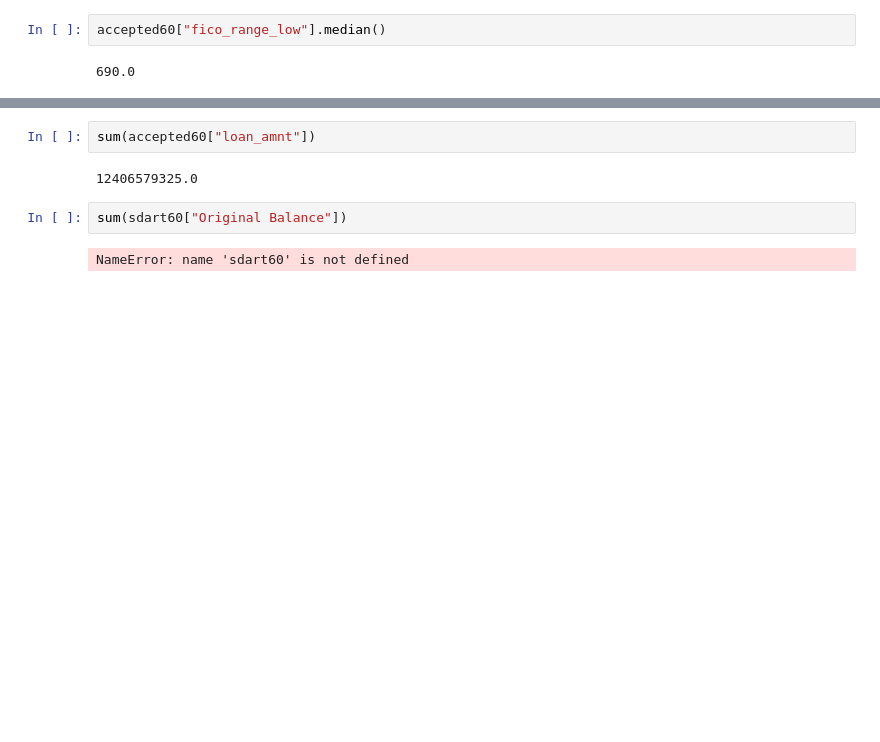
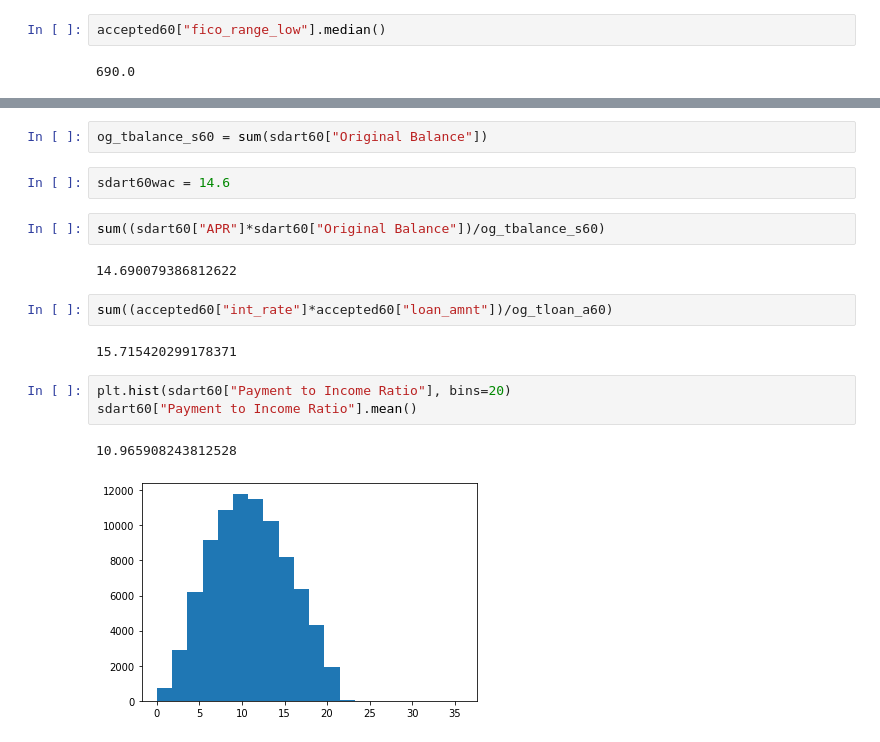
Before and after one commit to Wichaelian/citadel-summer-invitational22, a Jupyter notebook: notebooks/Datathon Exploration-Michael.ipynb, the cells around one changed output, grey strips where cells are left out. Saved outputs shown, nothing was run; the diff lists cells and outputs as text; blank space fills up the shorter version.

```diff
--- a/notebooks/Datathon Exploration-Michael.ipynb
+++ b/notebooks/Datathon Exploration-Michael.ipynb
@@ -98,8 +103,18 @@ accepted60["fico_range_low"].median()
+# %%
+og_tbalance_s60 = sum(sdart60["Original Balance"])
+# %%
+sdart60wac = 14.6
+# %%
+sum((sdart60["APR"]*sdart60["Original Balance"])/og_tbalance_s60)
+# %% [output]
+14.690079386812622
 # %%
-sum(accepted60["loan_amnt"])
+sum((accepted60["int_rate"]*accepted60["loan_amnt"])/og_tloan_a60)
 # %% [output]
-12406579325.0
+15.715420299178371
-# %%
-sum(sdart60["Original Balance"])
-# %% [output]
-NameError: name 'sdart60' is not defined
+# %%
+plt.hist(sdart60["Payment to Income Ratio"], bins=20)
+sdart60["Payment to Income Ratio"].mean()
+# %% [output]
+10.965908243812528
+[figure, added]
```
Also changed, not shown: parts of 6 cells of this notebook.
